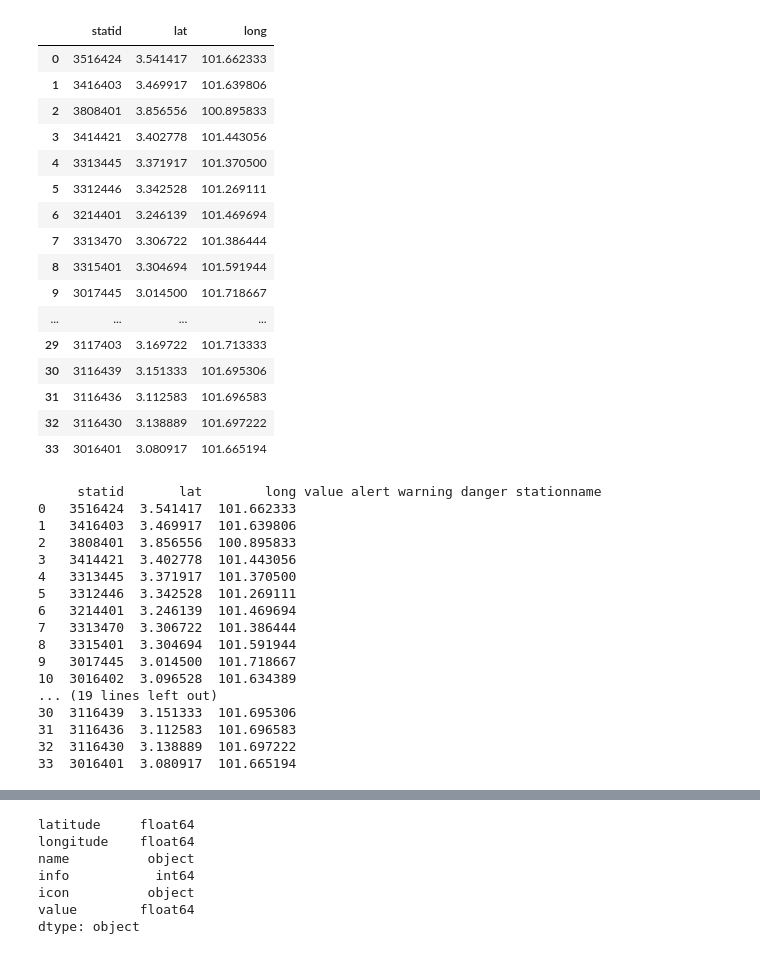
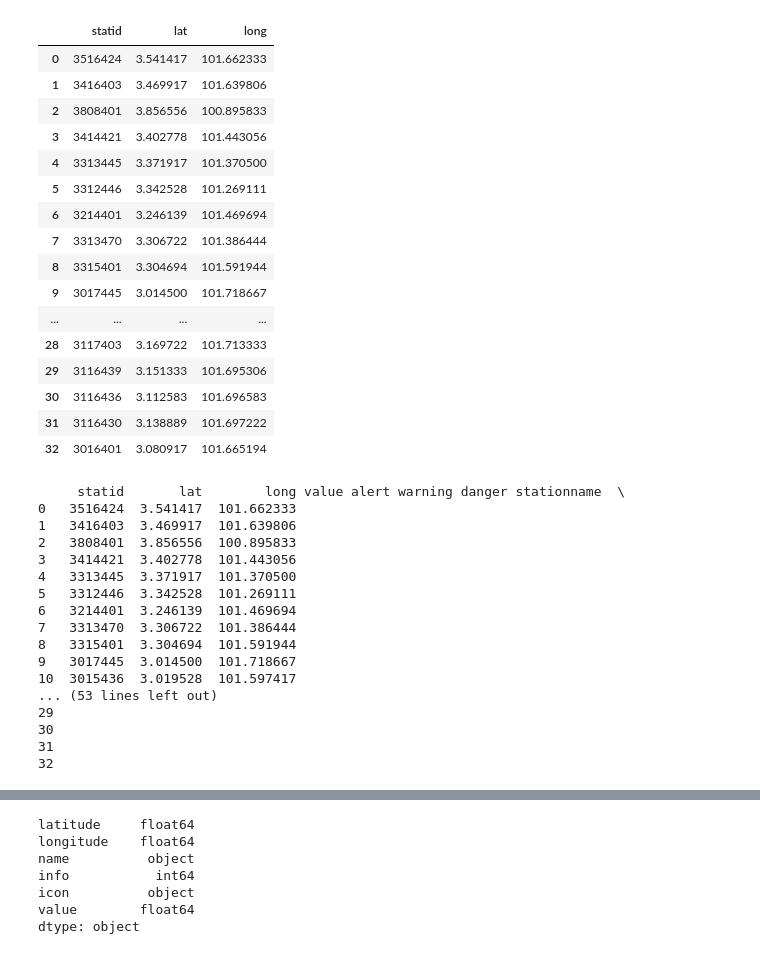
Before and after one commit to wafijailani/myflood-script-only, a Jupyter notebook: 13122022.ipynb, the cells around one changed output, grey strips where cells are left out. Drawn from its saved outputs; the diff is of its cells as text; code cells hidden in the pictures.

```diff
--- a/13122022.ipynb
+++ b/13122022.ipynb
@@ -1,42 +1,43 @@
 # %%
 import pandas as pd
 import folium
 from pandas.io import sql
 import MySQLdb
 
-con = MySQLdb.connect(user='root', password='',host='localhost', database='website_myflood')
+con = MySQLdb.connect(user='root', password='',host='localhost', database='myfloodlaravel')
 concursor = con.cursor()
 
 df = pd.read_csv("latlongnewcombined.csv", names=['statid','lat','long'])
 df.dropna(inplace=True)
 df
 # %% [output]
 |  | statid | lat | long |
 | 0 | 3516424 | 3.541417 | 101.662333 |
 | 1 | 3416403 | 3.469917 | 101.639806 |
 | 2 | 3808401 | 3.856556 | 100.895833 |
 | 3 | 3414421 | 3.402778 | 101.443056 |
 | 4 | 3313445 | 3.371917 | 101.370500 |
 | 5 | 3312446 | 3.342528 | 101.269111 |
 | 6 | 3214401 | 3.246139 | 101.469694 |
 | 7 | 3313470 | 3.306722 | 101.386444 |
 | 8 | 3315401 | 3.304694 | 101.591944 |
 | 9 | 3017445 | 3.014500 | 101.718667 |
 | ... | ... | ... | ... |
-| 29 | 3117403 | 3.169722 | 101.713333 |
-| 30 | 3116439 | 3.151333 | 101.695306 |
-| 31 | 3116436 | 3.112583 | 101.696583 |
-| 32 | 3116430 | 3.138889 | 101.697222 |
-| 33 | 3016401 | 3.080917 | 101.665194 |
+| 28 | 3117403 | 3.169722 | 101.713333 |
+| 29 | 3116439 | 3.151333 | 101.695306 |
+| 30 | 3116436 | 3.112583 | 101.696583 |
+| 31 | 3116430 | 3.138889 | 101.697222 |
+| 32 | 3016401 | 3.080917 | 101.665194 |
 # %%
 df['value'] = ''
 df['alert'] = ''
 df['warning'] = ''
 df['danger'] = ''
 df['stationname'] = ''
+df['lastupdate'] = ''
 print(df)
 # %% [output]
-     statid       lat        long value alert warning danger stationname
+     statid       lat        long value alert warning danger stationname  \
 0   3516424  3.541417  101.662333
 1   3416403  3.469917  101.639806
 2   3808401  3.856556  100.895833
@@ -47,10 +48,10 @@ print(df)
 7   3313470  3.306722  101.386444
 8   3315401  3.304694  101.591944
 9   3017445  3.014500  101.718667
-10  3016402  3.096528  101.634389
-... (19 lines left out)
-30  3116439  3.151333  101.695306
-31  3116436  3.112583  101.696583
-32  3116430  3.138889  101.697222
-33  3016401  3.080917  101.665194
+10  3015436  3.019528  101.597417
+... (53 lines left out)
+29
+30
+31
+32
 # %%
```
Also changed, not shown: parts of 8 cells of this notebook, 5 other files.
